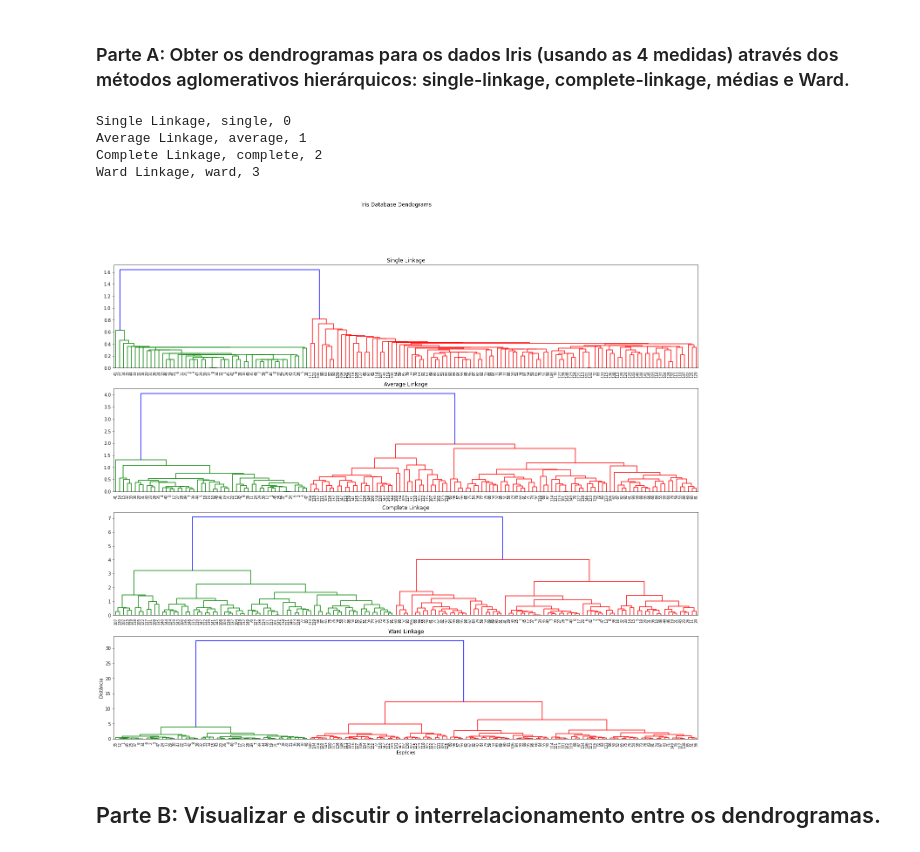
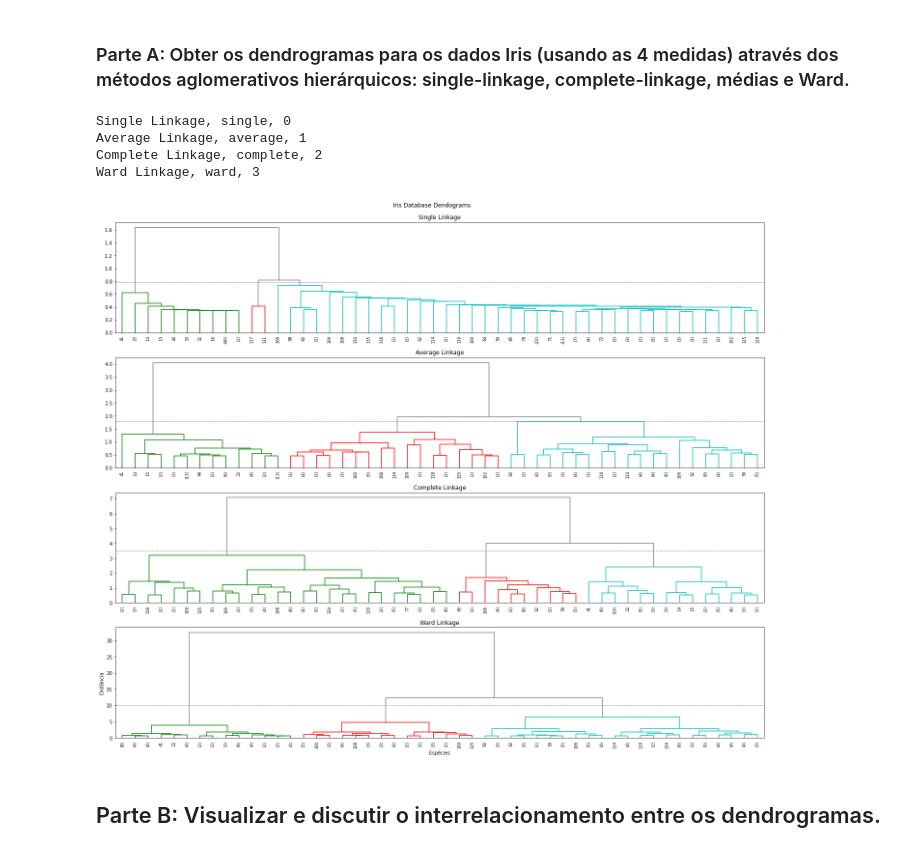
Before and after one commit to filipemarinho/pattern-recognition, a Jupyter notebook: P7/P7.ipynb, the cells around one changed output. Cells and saved outputs as stored; diff of their text form; code cells hidden in the pictures.

```diff
--- a/P7/P7.ipynb
+++ b/P7/P7.ipynb
@@ -1,6 +1,15 @@
 # %% [markdown]
 # Projeto 7: Aglomeração Hierárquica
 # %%
+import pandas as pd
+import numpy as np
+import seaborn as sns
+import matplotlib.pyplot as plt
+from scipy.cluster.hierarchy import dendrogram, linkage
+from scipy.cluster import hierarchy
+from sklearn.metrics import confusion_matrix
+plt.rcParams['figure.dpi'] = 150
+
 iris= pd.read_csv('../iris.cvs')
 sns.pairplot(iris, hue = 'species')
 # print(iris_data)
@@ -17,31 +26,36 @@ print(data.shape)
 # %% [markdown]
 ### Parte A: Obter os dendrogramas para os dados Iris (usando as 4 medidas) através dos métodos aglomerativos hierárquicos:  single-linkage, complete-linkage, médias e Ward.
 # %%
-fig, ax = plt.subplots(4, 1, figsize=(24,2*10), sharex=False, squeeze=False)
+fig, ax = plt.subplots(4, 1, figsize=(9.6*2,8*2), sharex=False,constrained_layout=True)
 ax = ax.flatten()
 fig.suptitle("Iris Database Dendograms")
 
 clustering_algorithms = (
-    ('Single Linkage',   'single', 0),
-    ('Average Linkage',  'average', 1),
-    ('Complete Linkage', 'complete', 2),
-    ('Ward Linkage',     'ward', 3),
+    ('Single Linkage',   'single', 0, 0.78),
+    ('Average Linkage',  'average', 1, 1.8),
+    ('Complete Linkage', 'complete', 2, 3.5),
+    ('Ward Linkage',     'ward', 3, 10),
 )
-for name, method, index in clustering_algorithms:
+for name, method, index, threshold in clustering_algorithms:
     print("%s, %s, %s" %(name, method, index))
     links = linkage(data, method)
     ax[index].set_title(name)
-    dendrogram(links,truncate_mode='lastp',p=150,leaf_rotation=90.,leaf_font_size=8., ax = ax[index], orientation='top')
+    dendrogram(links,truncate_mode='lastp',p=50, color_threshold=threshold, above_threshold_color='grey',leaf_rotation=90.,leaf_font_size=8., ax = ax[index], orientation='top', )
+
+ax[0].axhline(y=0.78, c='grey', lw=1, linestyle='dashed')
+ax[1].axhline(y=1.8, c='grey', lw=1, linestyle='dashed')
+ax[2].axhline(y=3.5, c='grey', lw=1, linestyle='dashed')
+ax[3].axhline(y=10, c='grey', lw=1, linestyle='dashed')
 
 plt.xlabel('Espécies')
 plt.ylabel('Distância')
 plt.show()
 # %% [output]
 Single Linkage, single, 0
 Average Linkage, average, 1
 Complete Linkage, complete, 2
 Ward Linkage, ward, 3
-[figure, old version]
+[figure, new version]
 # %% [markdown]
 ## Parte B: Visualizar e discutir o interrelacionamento entre os dendrogramas.
 # %% [markdown]
```
